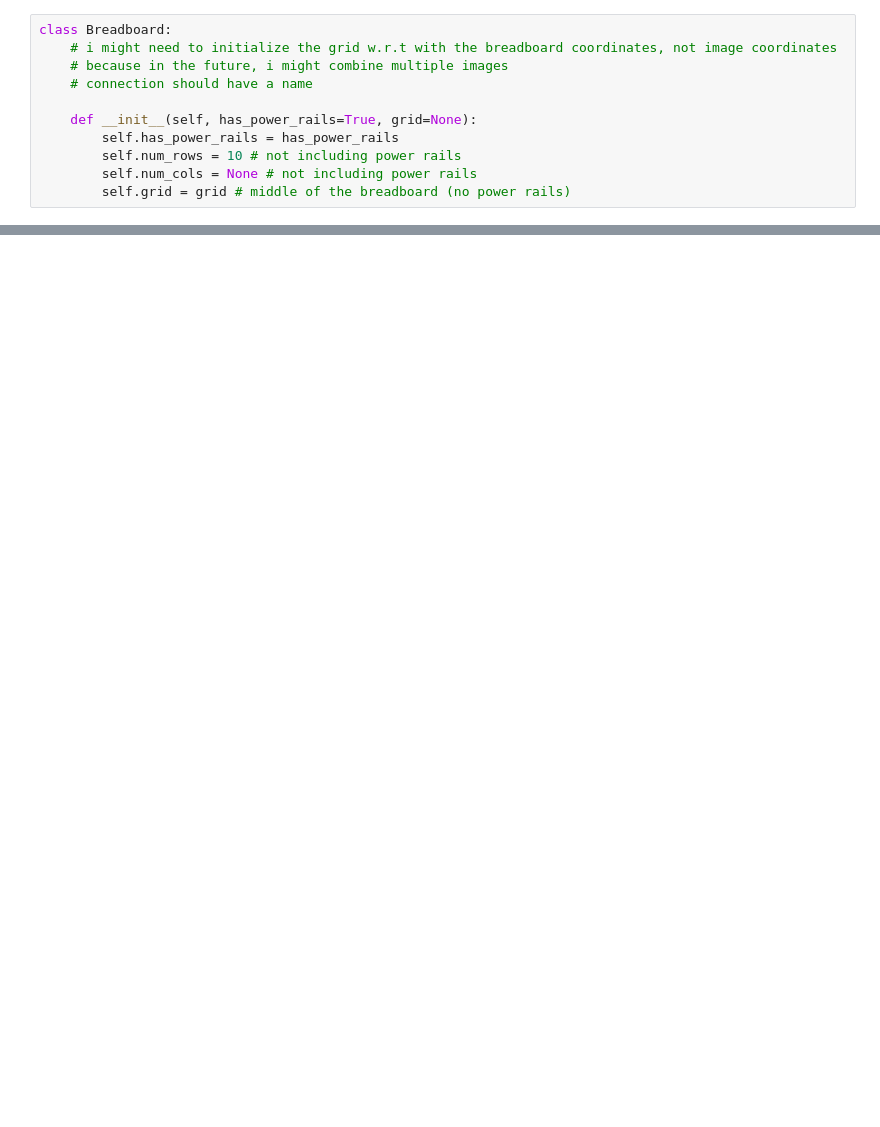
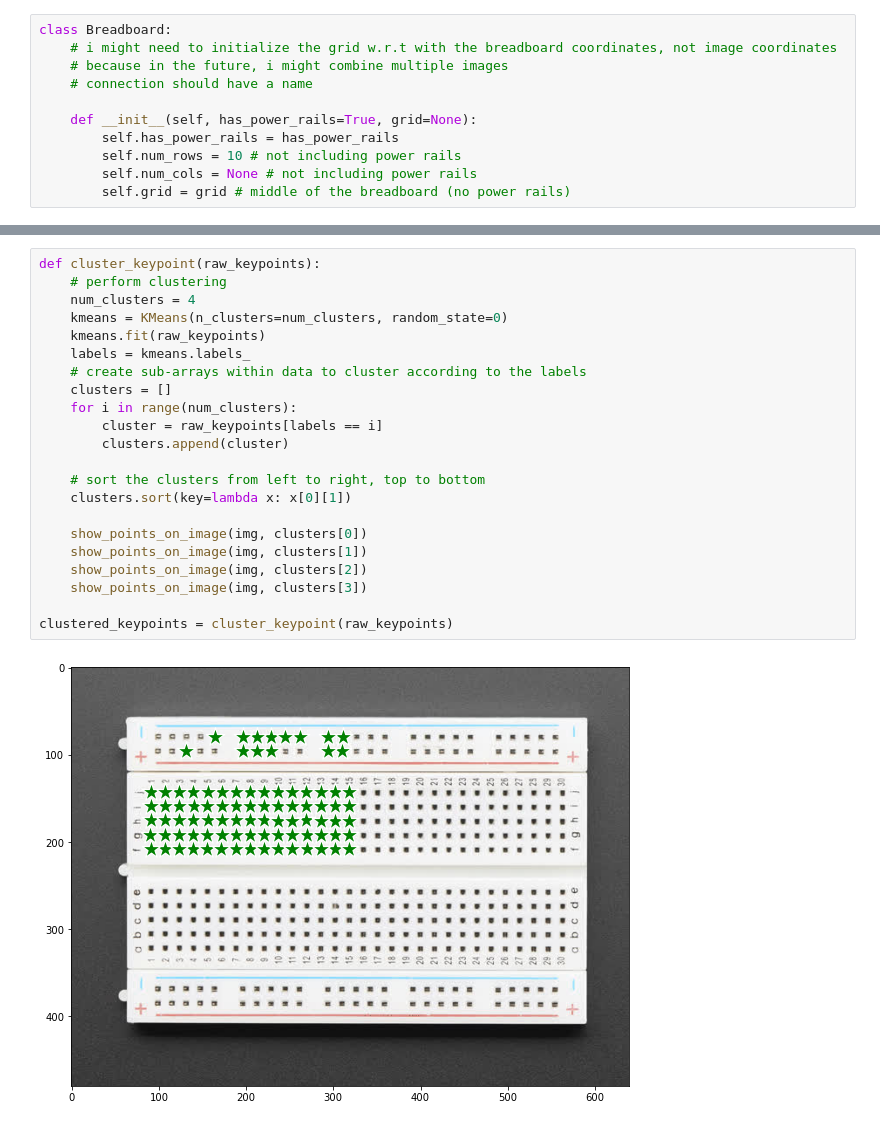
Before and after one commit to ingazhur/hardware-internal-tools, a Jupyter notebook: preprocessing_sandbox.ipynb, the cells around one changed output, grey strips where cells are left out. Drawn from its saved outputs; the diff is of its cells as text; blank space fills up the shorter version.

Commit message:
clustering is the future

```diff
--- a/preprocessing_sandbox.ipynb
+++ b/preprocessing_sandbox.ipynb
@@ -63,0 +62,24 @@ Total number of keypoints: 408
+# %%
+def cluster_keypoint(raw_keypoints):
+    # perform clustering
+    num_clusters = 4
+    kmeans = KMeans(n_clusters=num_clusters, random_state=0)
+    kmeans.fit(raw_keypoints)
+    labels = kmeans.labels_
+    # create sub-arrays within data to cluster according to the labels
+    clusters = []
+    for i in range(num_clusters):
+        cluster = raw_keypoints[labels == i]
+        clusters.append(cluster)
+
+    # sort the clusters from left to right, top to bottom
+    clusters.sort(key=lambda x: x[0][1])
+
+    show_points_on_image(img, clusters[0])
+    show_points_on_image(img, clusters[1])
+    show_points_on_image(img, clusters[2])
+    show_points_on_image(img, clusters[3])
+
+clustered_keypoints = cluster_keypoint(raw_keypoints)
+# %% [output]
+[figure, added]
```
Also changed, not shown: parts of 14 cells of this notebook, 1 other file.
